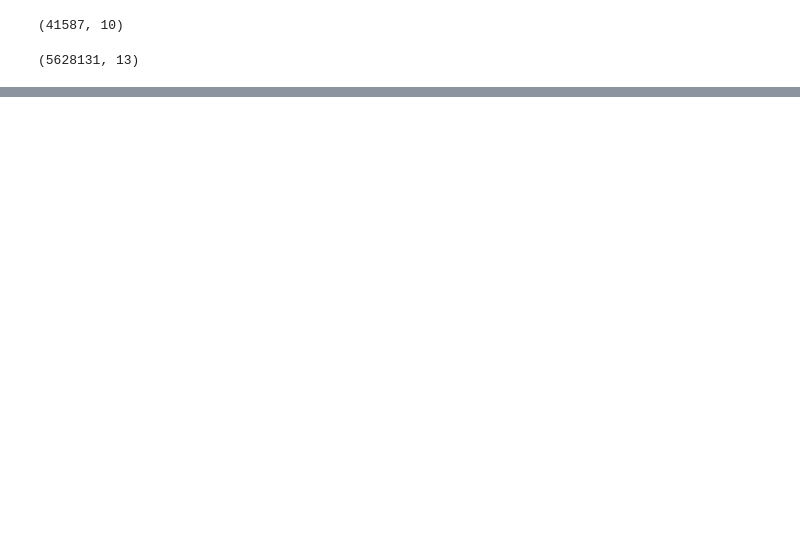
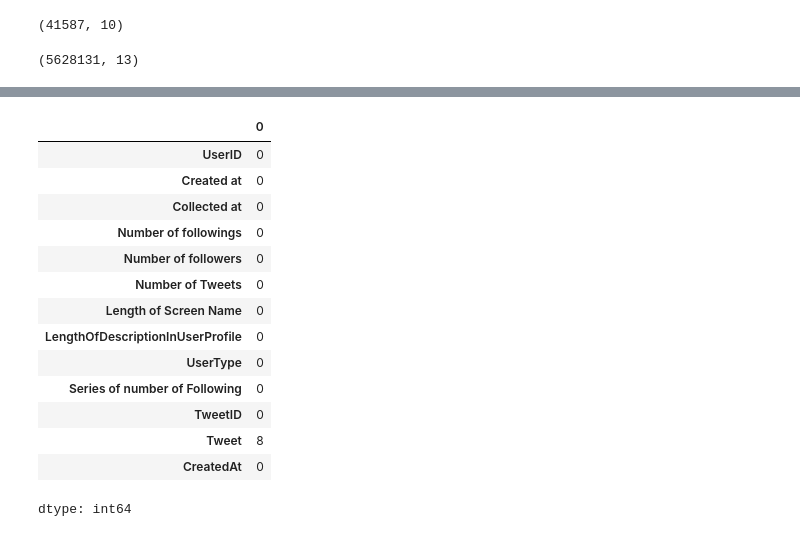
Before and after one commit to rohitkhadka1/SocialHoneyPotAnalyzer, a Jupyter notebook: Twitter_User_Analysis.ipynb, the cells around one changed output, grey strips where cells are left out. Cells and saved outputs as stored; diff of their text form; code cells hidden in the pictures; blank space fills up the shorter version.

```diff
--- a/Twitter_User_Analysis.ipynb
+++ b/Twitter_User_Analysis.ipynb
@@ -238,0 +313,18 @@ fatal: could not read Username for 'https://github.com': No such device or addre
+# %%
+df.isnull().sum()
+# %% [output]
+|  | 0 |
+| UserID | 0 |
+| Created at | 0 |
+| Collected at | 0 |
+| Number of followings | 0 |
+| Number of followers | 0 |
+| Number of Tweets | 0 |
+| Length of Screen Name | 0 |
+| LengthOfDescriptionInUserProfile | 0 |
+| UserType | 0 |
+| Series of number of Following | 0 |
+| TweetID | 0 |
+| Tweet | 8 |
+| CreatedAt | 0 |
+dtype: int64
```
Also changed, not shown: parts of 17 cells of this notebook.
